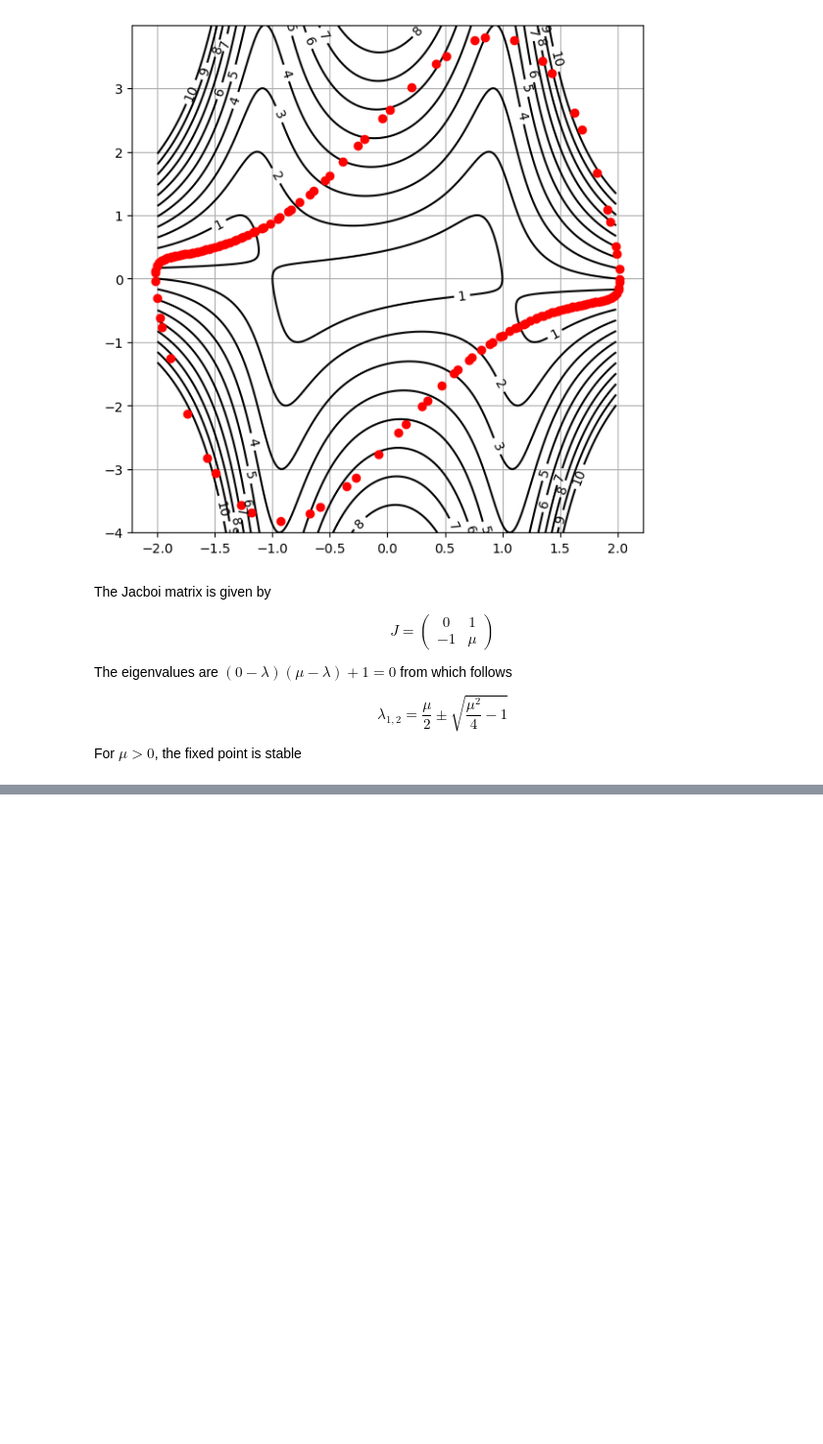
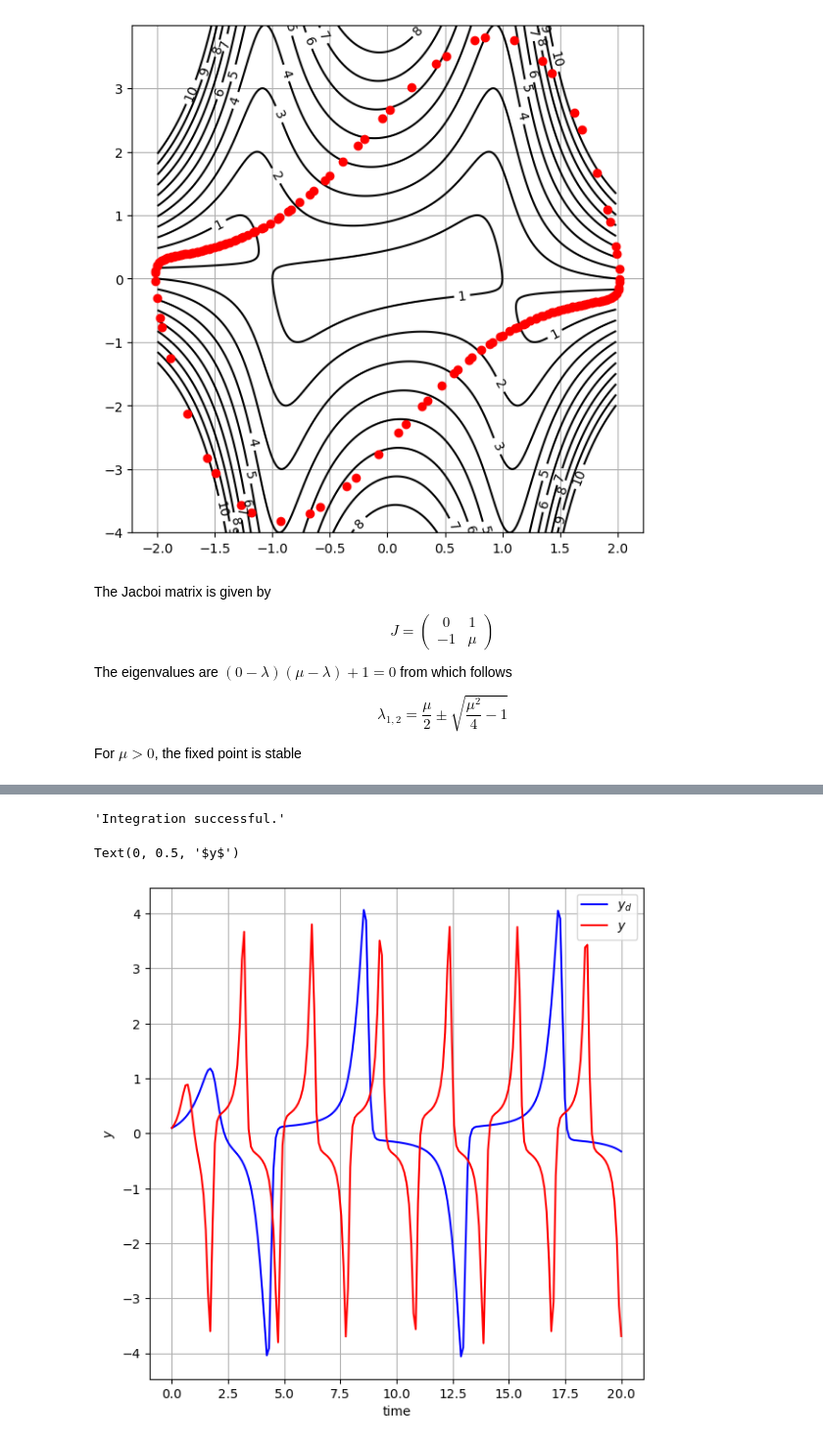
Before and after one commit to ClemensFMN/Notebooks, a Jupyter notebook: ODE/Exercise_6.1.8 (van der Pol).ipynb, the cells around one changed output, grey strips where cells are left out. Shown at 98% size. Cells and saved outputs as stored; diff of their text form; code cells hidden in the pictures; blank space fills up the shorter version.

```diff
--- a/ODE/Exercise_6.1.8 (van der Pol).ipynb
+++ b/ODE/Exercise_6.1.8 (van der Pol).ipynb
@@ -90,0 +95,29 @@ lin.eig(A)
+# %%
+def damp(x):
+    # return(1 - abs(x))
+    return(1 - x**4)
+# %%
+def dX_dt(X, t=0):
+    return np.array([X[1],
+                     -X[0] + mu*X[1]*damp(X[0]) ])
+# %%
+tmax = 20
+t = np.linspace(0, tmax, 200)
+X_d, infodict = solveODE(dX_dt, [0., 0.1], t)
+infodict['message']
+# %% [output]
+'Integration successful.'
+# %%
+y1_d, y2_d = X_d.T
+
+# plt.plot(t, y1, 'r-', label='$x$')
+plt.plot(t, y2_d  , 'b-', label='$y_d$')
+plt.plot(t, y2  , 'r-', label='$y$')
+
+plt.grid()
+plt.legend(loc='best')
+plt.xlabel('time')
+plt.ylabel('$y$')
+# %% [output]
+Text(0, 0.5, '$y$')
+[figure, added]
```
Also changed, not shown: parts of 4 cells of this notebook, 2 other files.
